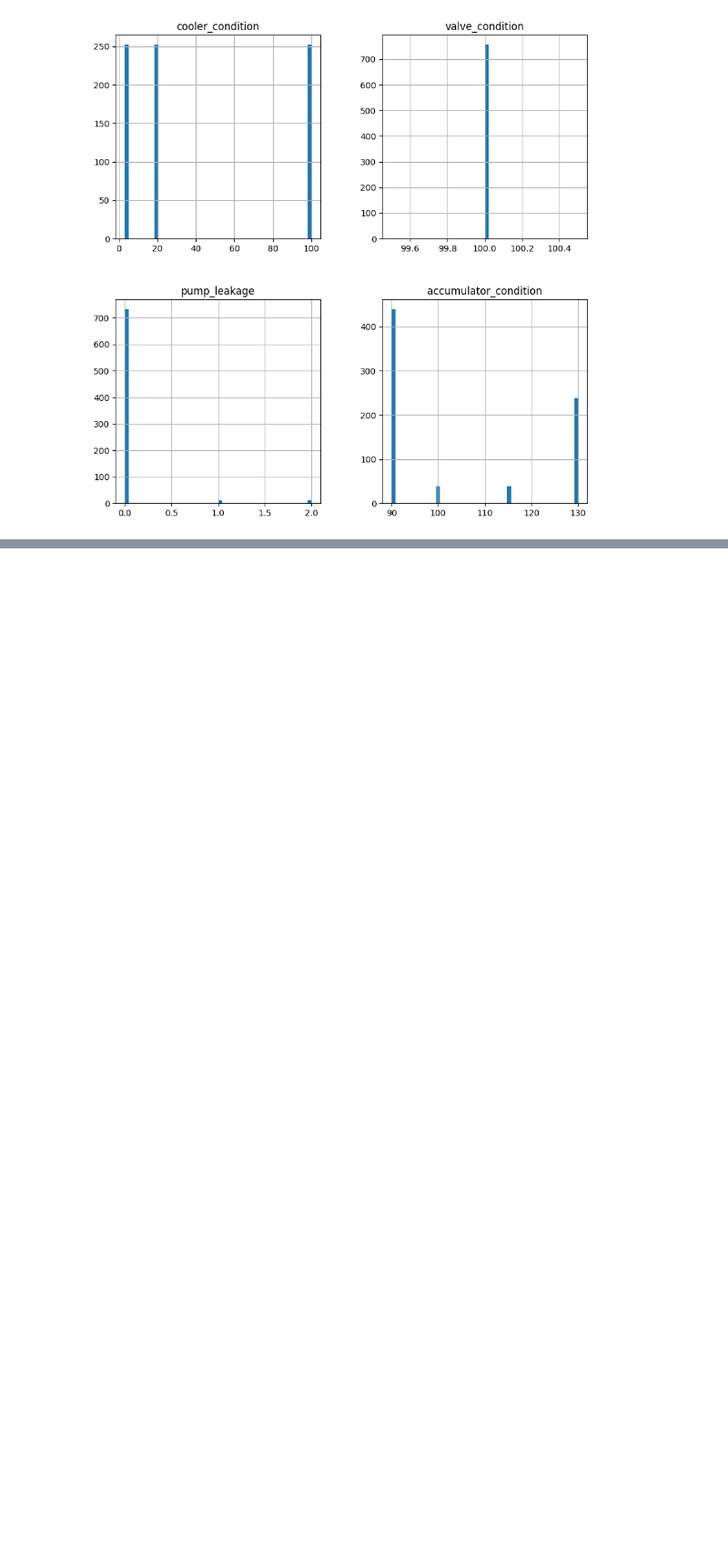
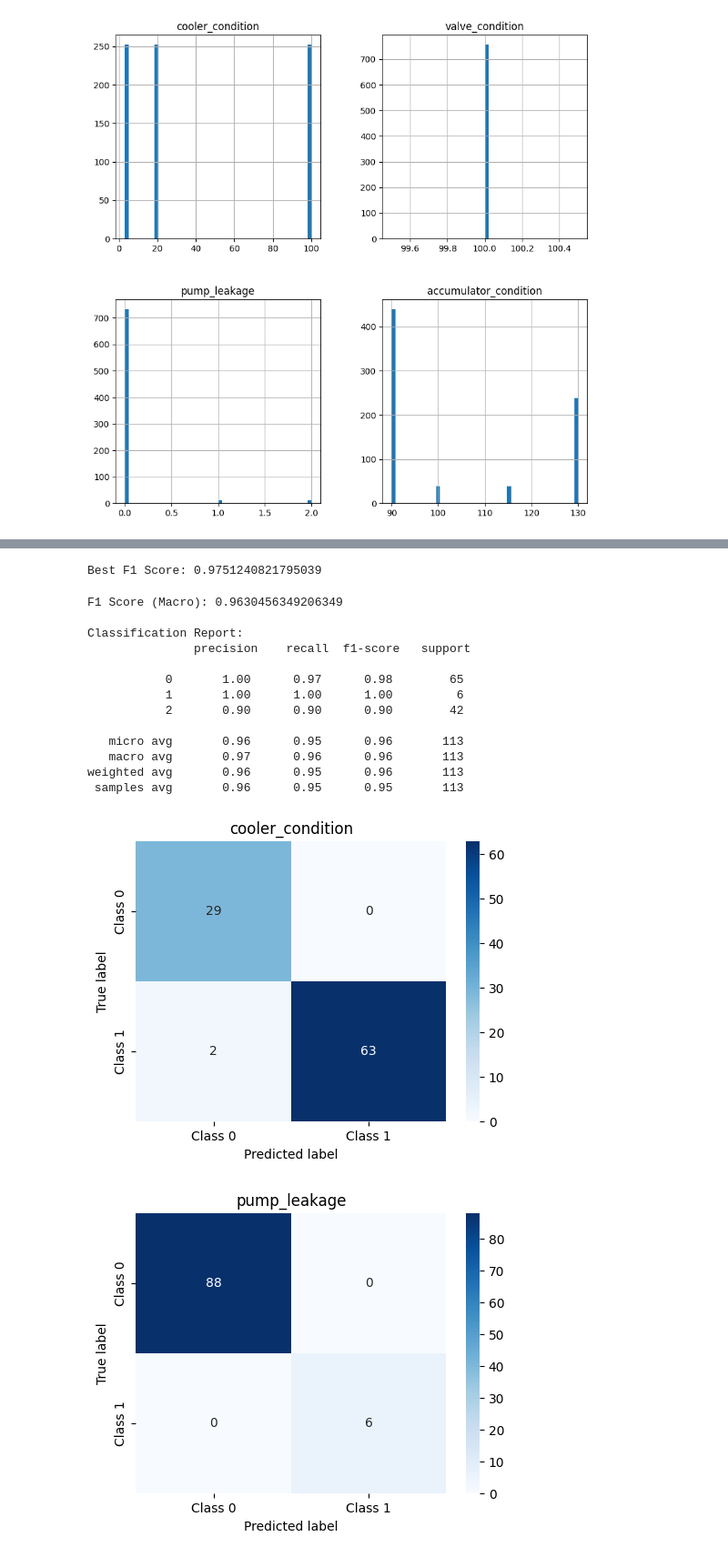
Before and after one commit to AsuquoAA/Predictive_Maintenance, a Jupyter notebook: Predictive_Maintenance_Classification.ipynb, the cells around one changed output, grey strips where cells are left out. Shown at 91% size. Saved outputs shown, nothing was run; the diff lists cells and outputs as text; code cells hidden in the pictures; blank space fills up the shorter version.

```diff
--- a/Predictive_Maintenance_Classification.ipynb
+++ b/Predictive_Maintenance_Classification.ipynb
@@ -814,0 +879,58 @@ y_rf_xgb.head()
+# %%
+def hyperparameter():
+    param_grid = {
+        'clf__estimator__n_estimators': [50, 100, 200],
+        'clf__estimator__max_depth': [3, 5, 7],
+        'clf__estimator__learning_rate': [0.01, 0.1, 0.2],
+        'clf__estimator__colsample_bytree': [0.7, 0.8, 1.0]
+    }
+
+    # Set up GridSearchCV
+    grid_search = GridSearchCV(pipeline, param_grid, scoring='f1_macro', cv=5, verbose=0, n_jobs=-1)
+
+    # Perform hyperparameter tuning
+    grid_search.fit(X_train, y_train)
+
+    # Display best score and return best parameters
+    print("Best F1 Score:", grid_search.best_score_)
+    return grid_search.best_estimator_
+# %%
+best_model = hyperparameter()
+# %% [output]
+Best F1 Score: 0.9751240821795039
+# %%
+def pre_deployment_evaluation():
+    final_model = best_model.fit(X_train,y_train)
+    y_pred = final_model.predict(X_test1)
+
+    # use final model to evaluate
+    print("F1 Score (Macro):", f1_score(y_test1, y_pred, average='macro'))
+    print("\nClassification Report:\n", classification_report(y_test1, y_pred))
+
+    # plot confusion matrix for each label
+    for i, label in enumerate(y_train.columns):
+        confusion_mat = confusion_matrix(y_test1[label],y_pred[:,i])
+        plt.figure(figsize=(5.5,4))
+        sns.heatmap(confusion_mat, annot=True,fmt='d', cmap='Blues',
+                    xticklabels=['Class 0', 'Class 1'], yticklabels=['Class 0', 'Class 1'])
+        plt.title(label)
+        plt.ylabel('True label')
+        plt.xlabel('Predicted label')
+
+pre_deployment_evaluation()
+# %% [output]
+F1 Score (Macro): 0.9630456349206349
+
+Classification Report:
+               precision    recall  f1-score   support
+
+           0       1.00      0.97      0.98        65
+           1       1.00      1.00      1.00         6
+           2       0.90      0.90      0.90        42
+
+   micro avg       0.96      0.95      0.96       113
+   macro avg       0.97      0.96      0.96       113
+weighted avg       0.96      0.95      0.96       113
+ samples avg       0.96      0.95      0.95       113
+[figure, added]
+[figure, added]
```
Also changed, not shown: parts of 19 cells of this notebook.
